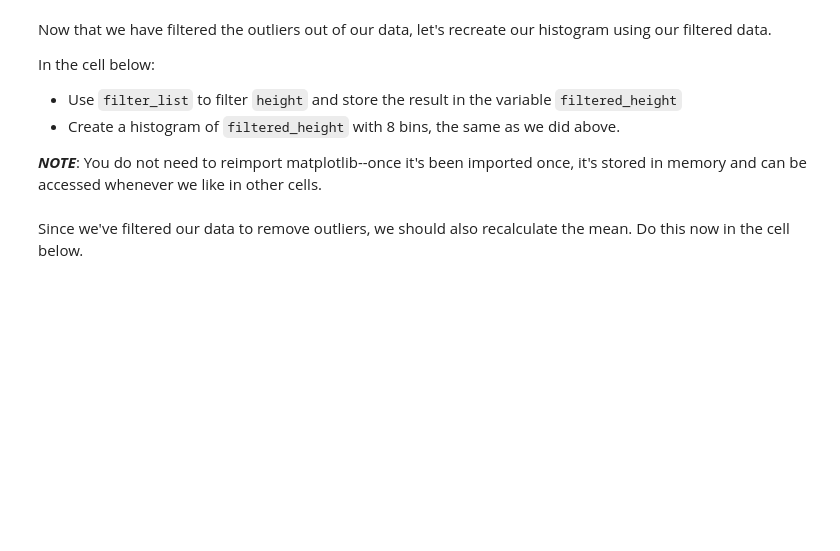
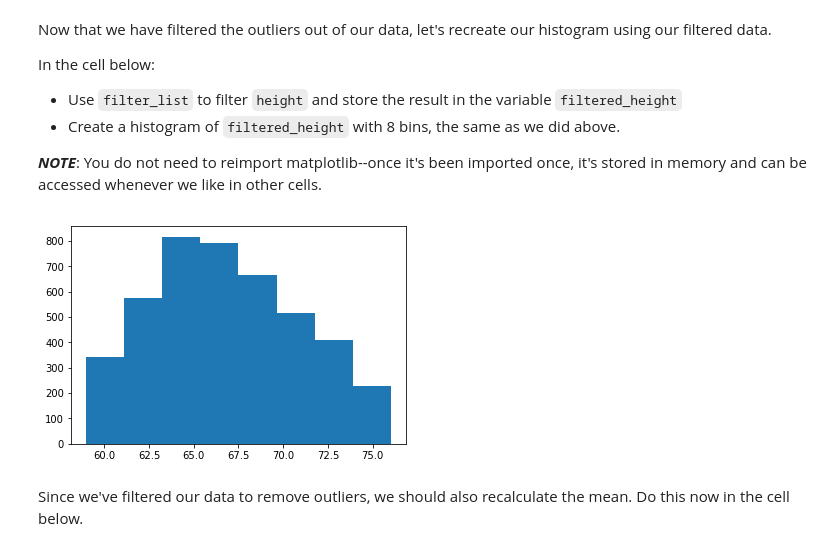
Before and after one commit to lraichik/dsc-implementing-statistics-with-functions-lab-online-ds-ft-051319, a Jupyter notebook: index.ipynb, the cells around one changed output. Cells and saved outputs as stored; diff of their text form; code cells hidden in the pictures; blank space fills up the shorter version.

```diff
--- a/index.ipynb
+++ b/index.ipynb
@@ -143,6 +143,10 @@ In the cell below:
 **_NOTE_**: You do not need to reimport matplotlib--once it's been imported once, it's stored in memory and can be accessed whenever we like in other cells.
 # %%
 filtered_height = filter_list(height)
+plt.hist(filtered_height, bins=8)
+plt.show()
+# %% [output]
+[figure, added]
 # %% [markdown]
 Since we've filtered our data to remove outliers, we should also recalculate the mean.  Do this now in the cell below.
 # %%
```
Also changed, not shown: parts of 1 cell of this notebook.
